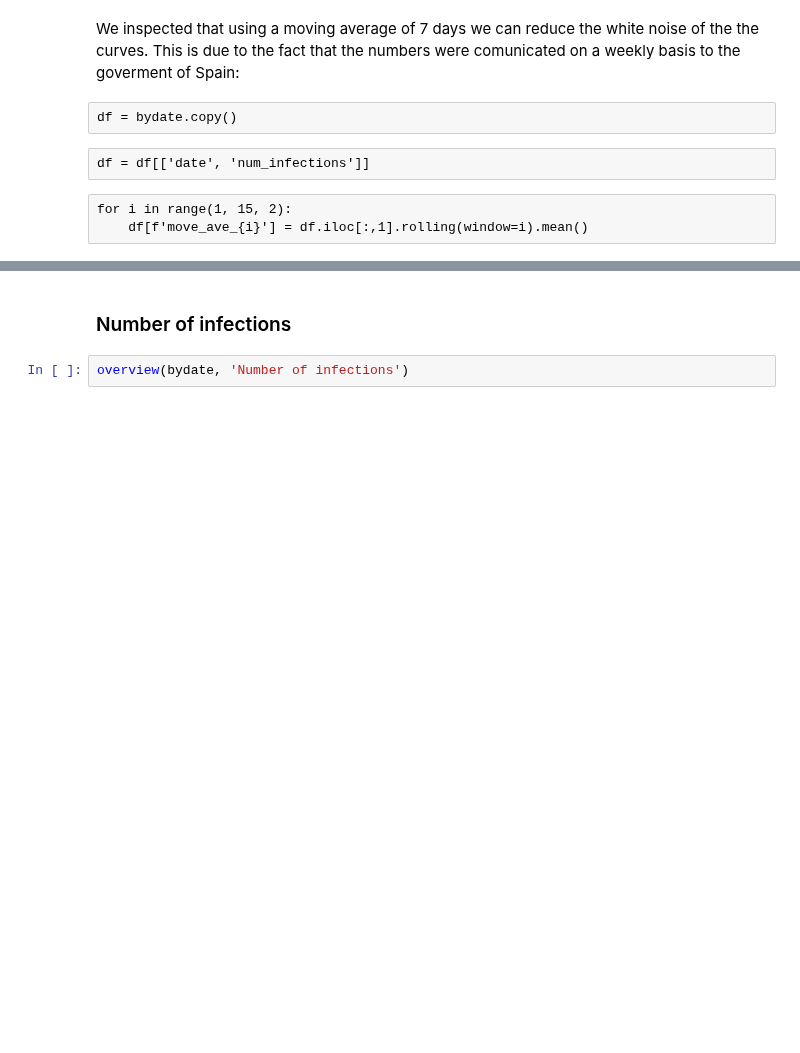
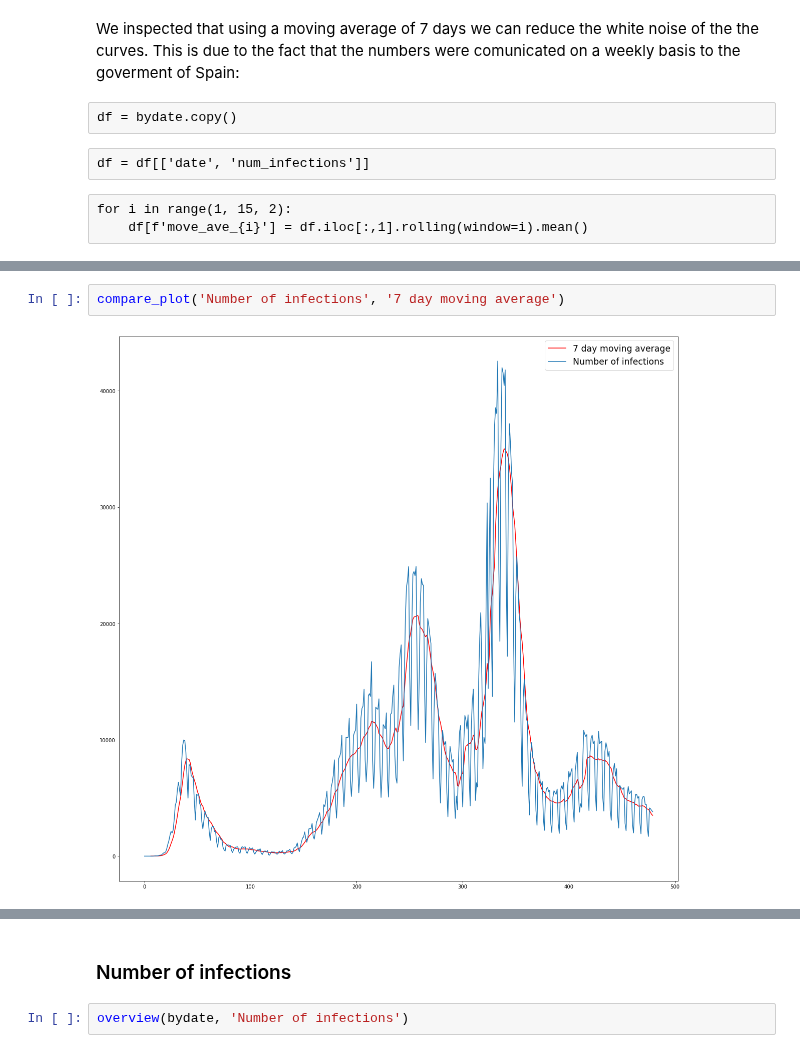
Before and after one commit to ffreire92/final_project, a Jupyter notebook: notebooks/Information_sources.ipynb, the cells around one changed output, grey strips where cells are left out. Cells and saved outputs as stored; diff of their text form; blank space fills up the shorter version.

```diff
--- a/notebooks/Information_sources.ipynb
+++ b/notebooks/Information_sources.ipynb
@@ -373 +359,5 @@ inspect_mov_ave(bydate)
+# %%
+compare_plot('Number of infections', '7 day moving average')
+# %% [output]
+[figure, added]
 # %%
```
Also changed, not shown: parts of 43 cells of this notebook.
